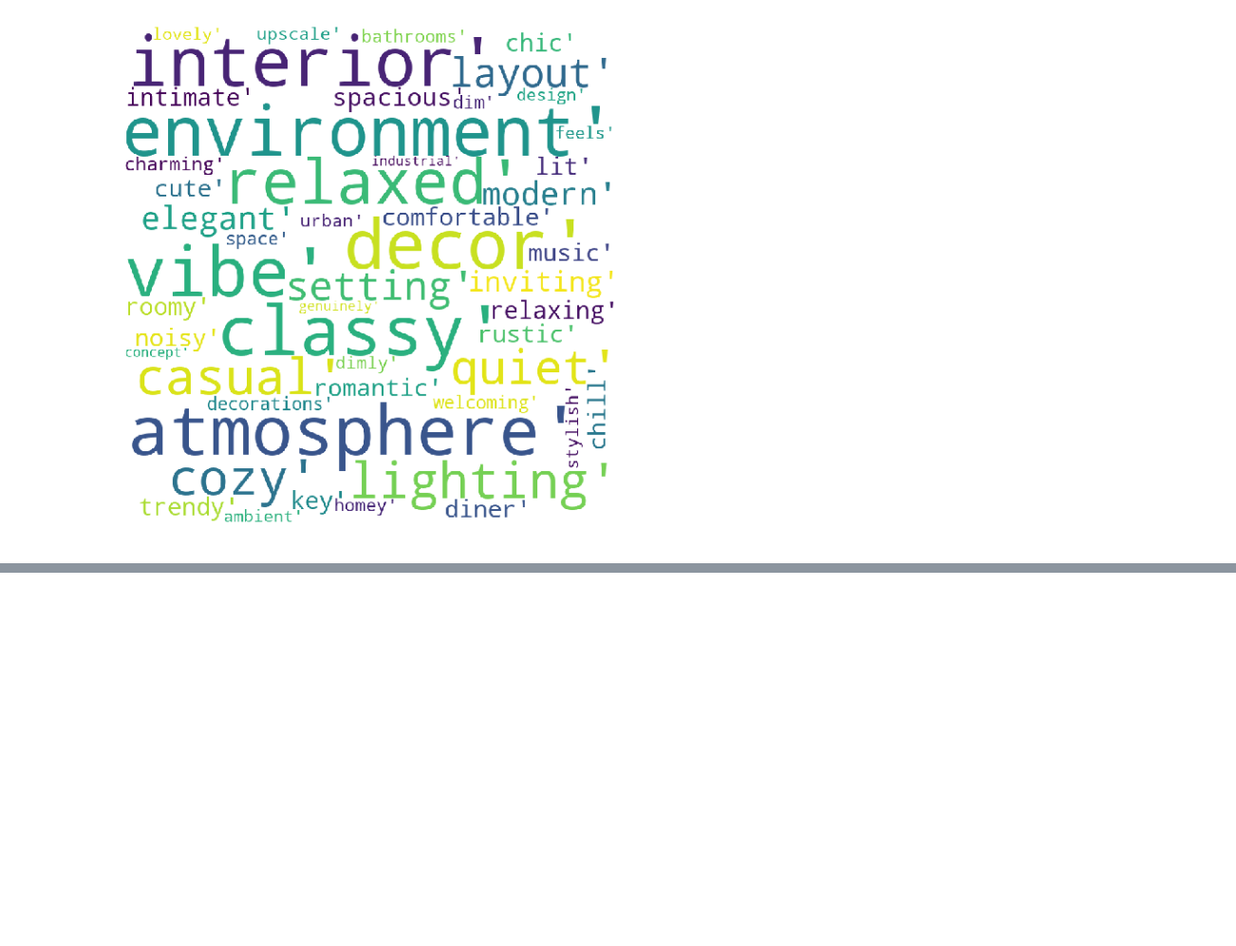
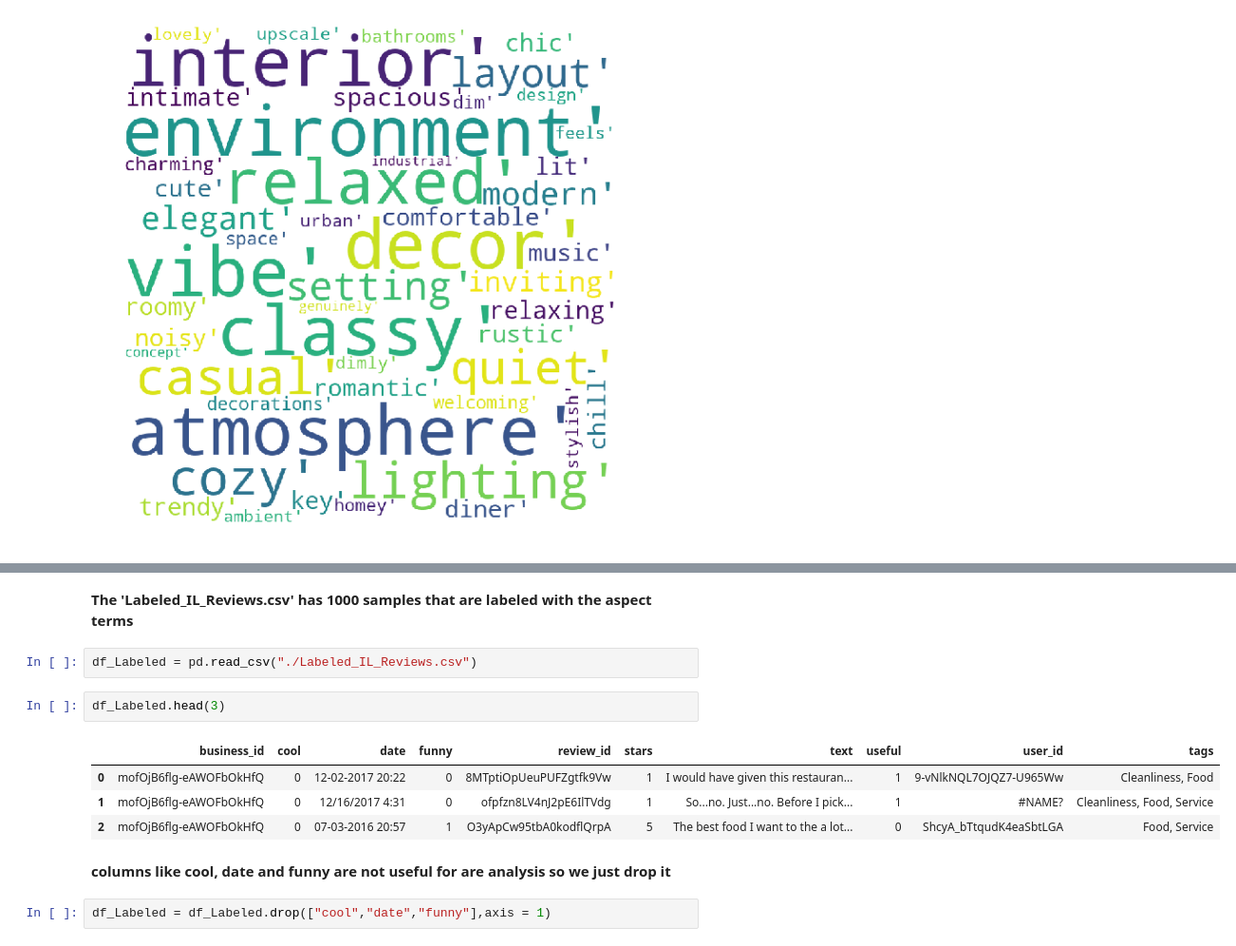
Before and after one commit to NikhilAshodariya/YelpRestaurant, a Jupyter notebook: final-presentation/Text_Classification_And_Aspect_Based_Sentiment_Analysis.ipynb, the cells around one changed output, grey strips where cells are left out. Shown at 95% size. Drawn from its saved outputs; the diff is of its cells as text; blank space fills up the shorter version.

```diff
--- a/final-presentation/Text_Classification_And_Aspect_Based_Sentiment_Analysis.ipynb
+++ b/final-presentation/Text_Classification_And_Aspect_Based_Sentiment_Analysis.ipynb
@@ -687,0 +697,15 @@ plt.show()
+# %% [markdown]
+<B>The 'Labeled_IL_Reviews.csv' has 1000 samples that are labeled with the aspect terms</B>
+# %%
+df_Labeled = pd.read_csv("./Labeled_IL_Reviews.csv")
+# %%
+df_Labeled.head(3)
+# %% [output]
+|  | business_id | cool | date | funny | review_id | stars | text | useful | user_id | tags |
+| 0 | mofOjB6flg-eAWOFbOkHfQ | 0 | 12-02-2017 20:22 | 0 | 8MTptiOpUeuPUFZgtfk9Vw | 1 | I would have given this restauran... | 1 | 9-vNlkNQL7OJQZ7-U965Ww | Cleanliness, Food |
+| 1 | mofOjB6flg-eAWOFbOkHfQ | 0 | 12/16/2017 4:31 | 0 | ofpfzn8LV4nJ2pE6IlTVdg | 1 | So...no. Just...no. Before I pick... | 1 | #NAME? | Cleanliness, Food, Service |
+| 2 | mofOjB6flg-eAWOFbOkHfQ | 0 | 07-03-2016 20:57 | 1 | O3yApCw95tbA0kodflQrpA | 5 | The best food I want to the a lot... | 0 | ShcyA_bTtqudK4eaSbtLGA | Food, Service |
+# %% [markdown]
+<B>columns like cool, date and funny are not useful for are analysis so we just drop it</B>
+# %%
+df_Labeled = df_Labeled.drop(["cool","date","funny"],axis = 1)
```
Also changed, not shown: parts of 42 cells of this notebook, 2 other files.
